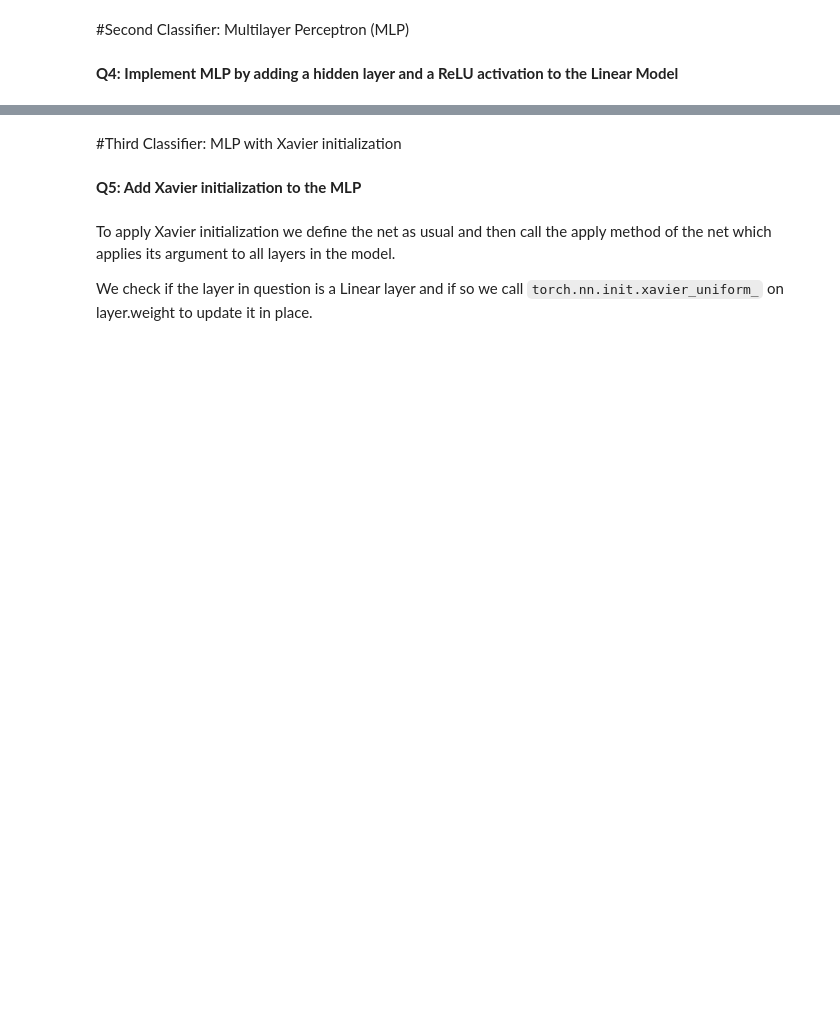
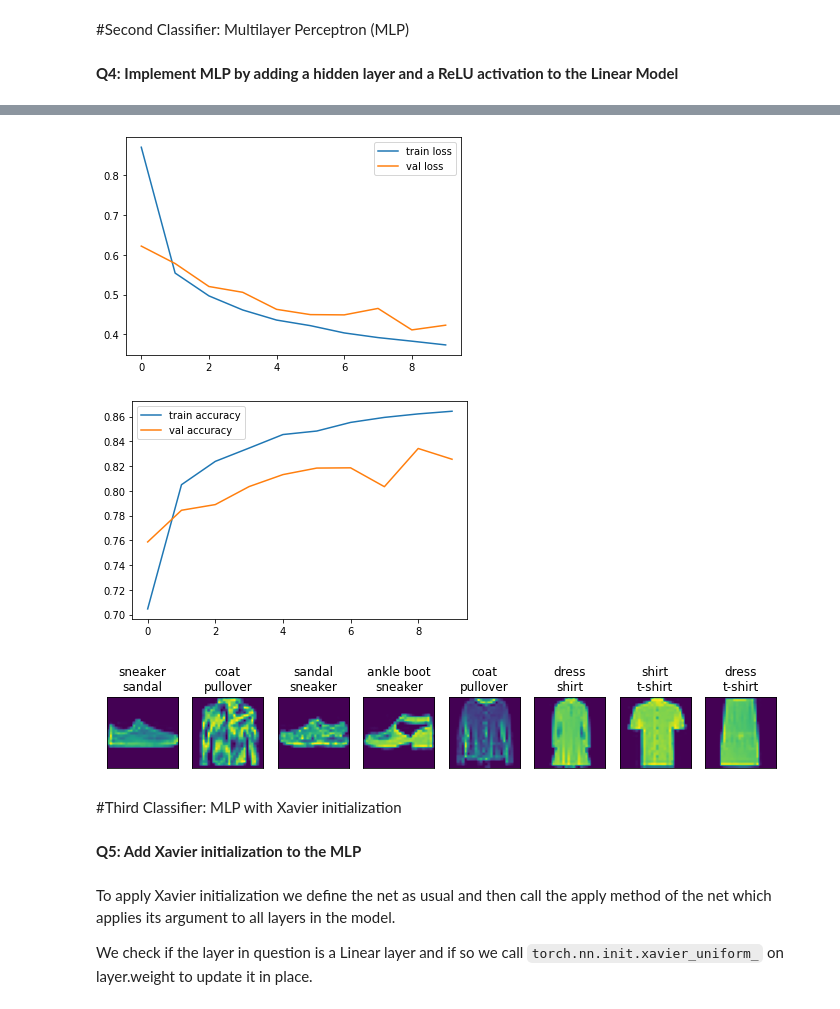
Before and after one commit to Hamada-Gado/IEEE-GUC-Deep-Learning-Tasks, a Jupyter notebook: IEEE_Session_3_Task.ipynb, the cells around one changed output, grey strips where cells are left out. Drawn from its saved outputs; the diff is of its cells as text; code cells hidden in the pictures; blank space fills up the shorter version.

```diff
--- a/IEEE_Session_3_Task.ipynb
+++ b/IEEE_Session_3_Task.ipynb
@@ -338,12 +380,15 @@ class MLP(nn.Module):
 
         self.net = nn.Sequential(
         #TODO: Add a nn.Flatten()
+        nn.Flatten(),
         #TODO: Add a nn.Linear with input=28*28 and output=num_hiddens
+        nn.Linear(28*28, num_hiddens),
 
         #TODO: Add a nn.ReLU after the Linear Layer you define
+        nn.ReLU(),
         #TODO: Add a nn.Linear with input=num_hiddens and output=num_outputs
-
-                                 )
+        nn.Linear(num_hiddens, num_outputs)
+        )
 
     def forward(self, X):
         return self.net(X)
@@ -362,3 +407,4 @@ data = FashionMNIST(batch_size=256)
 model = MLP(num_outputs=10, num_hiddens=256, lr=0.1)
 trainer = Trainer(max_epochs=10)
 trainer.fit(model, data)
+# %% [output]
@@ -365,3 +421,6 @@ trainer.fit(model, data)
+[figure, added]
+[figure, added]
+[figure, added]
 # %% [markdown]
 #Third Classifier: MLP with Xavier initialization
 # %% [markdown]
```
Also changed, not shown: parts of 12 cells of this notebook.
